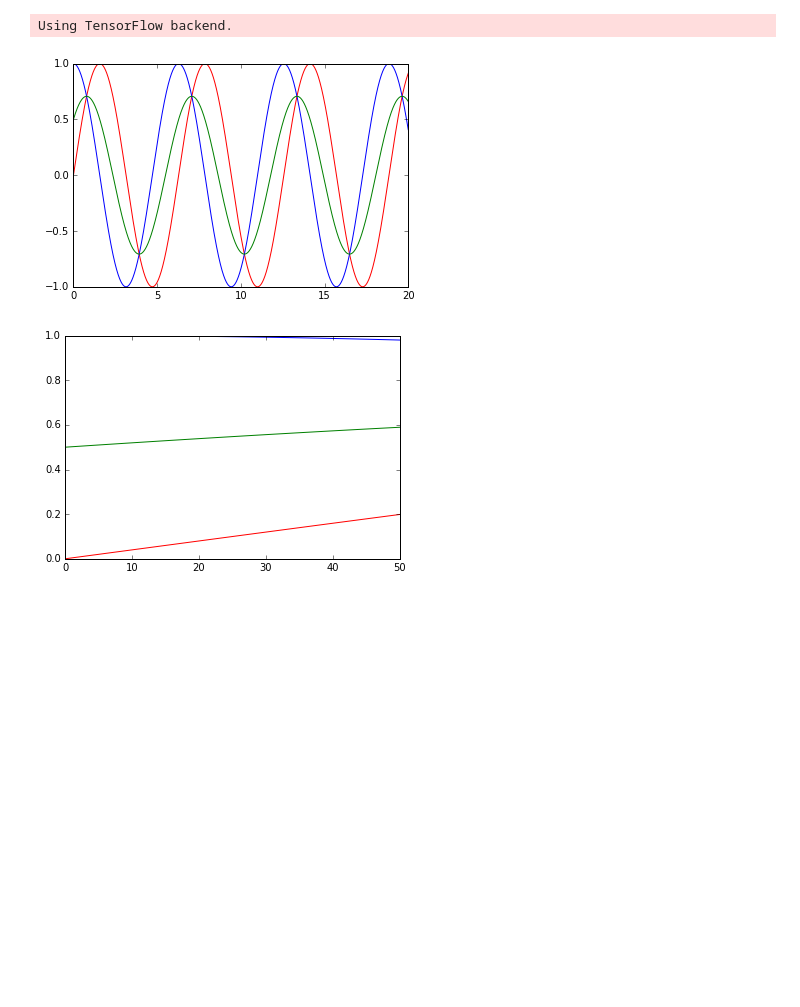
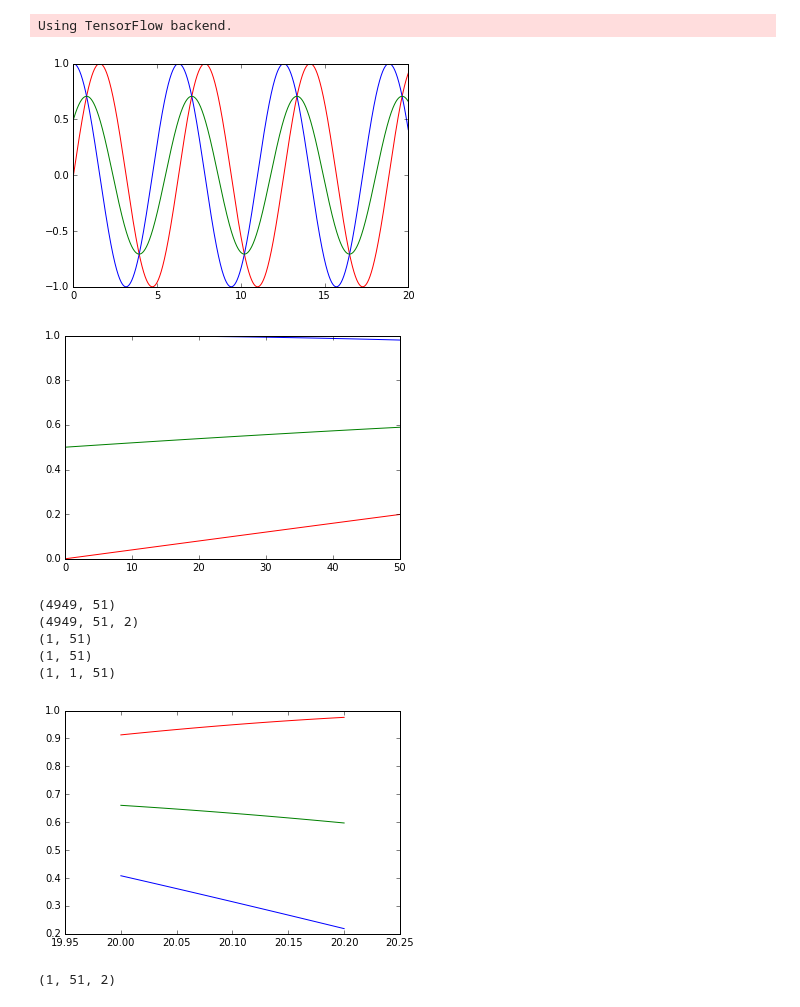
Before and after one commit to arjung128/deep-learning-experiments, a Jupyter notebook: Multivariate.ipynb, the cells around one changed output. Drawn from its saved outputs; the diff is of its cells as text; code cells hidden in the pictures; blank space fills up the shorter version.

```diff
--- a/Multivariate.ipynb
+++ b/Multivariate.ipynb
@@ -33,33 +33,80 @@ plt.show()
 seq_len = 50
 sequence_length = seq_len + 1
 x_train_sin = []
 x_train_cos = []
 y_train = []
 for index in range(len(sin_wave) - sequence_length):
     x_train_sin.append(sin_wave[index: index + sequence_length])
     x_train_cos.append(cos_wave[index: index + sequence_length])
     y_train.append(avg_wave[index: index + sequence_length])
 
 x_train_sin = np.array(x_train_sin)
 x_train_cos = np.array(x_train_cos)
 y_train = np.array(y_train)
 
 # len(x_train_sin) = len(x_train_cos) = len(y_train) = 4949
 # len(x_train_sin[0]) = len(x_train_cos[0]) = len(y_train[0]) = 51
 
 t_two = np.linspace(0, 50, 51)
 
 plt.cla()
 plt.plot(t_two, x_train_sin[0], "r-")
 plt.plot(t_two, x_train_cos[0], "b-")
 plt.plot(t_two, y_train[0], "g-")
 plt.show()
 
 # x_train_sin = np.reshape(x_train_sin, (x_train_sin.shape[0], x_train_sin.shape[1], 1))
 # x_train_cos = np.reshape(x_train_cos, (x_train_cos.shape[0], x_train_cos.shape[1], 1))
+
+print(x_train_sin.shape)
+x_train_sin = np.expand_dims(x_train_sin, axis=-1)
+x_train_cos = np.expand_dims(x_train_cos, axis=-1)
+x_train = np.concatenate((x_train_sin, x_train_cos), axis=-1)
+print(x_train.shape)
+
+# Generating test data
+t_three = np.linspace(20, 40, 5000)
+t_three = t_three[0:51]
+
+x_test_sin = []
+x_test_cos = []
+y_test = []
+
+x_test_sin.append(sin(t_three))
+x_test_sin = np.array(x_test_sin)
+x_test_cos.append(cos(t_three))
+x_test_cos = np.array(x_test_cos)
+y_test.append(0.5 * (x_test_sin + x_test_cos))
+y_test = np.array(y_test)
+
+print(x_test_sin.shape)
+print(x_test_cos.shape)
+print(y_test.shape)
+
+sin = np.squeeze(x_test_sin)
+cos = np.squeeze(x_test_cos)
+avg = np.squeeze(y_test)
+
+plt.cla()
+plt.plot(t_three, sin, "r-")
+plt.plot(t_three, cos, "b-")
+plt.plot(t_three, avg, "g-")
+plt.show()
+
+x_test_sin = np.expand_dims(x_test_sin, axis=-1)
+x_test_cos = np.expand_dims(x_test_cos, axis=-1)
+x_test = np.concatenate((x_test_sin, x_test_cos), axis=-1)
+print(x_test.shape)
 # %% [output]
 [figure]
 [figure]
+(4949, 51)
+(4949, 51, 2)
+(1, 51)
+(1, 51)
+(1, 1, 51)
+[figure, added]
+(1, 51, 2)
 # %%
 def build_model(layers):
 
```
Also changed, not shown: parts of 2 cells of this notebook.
